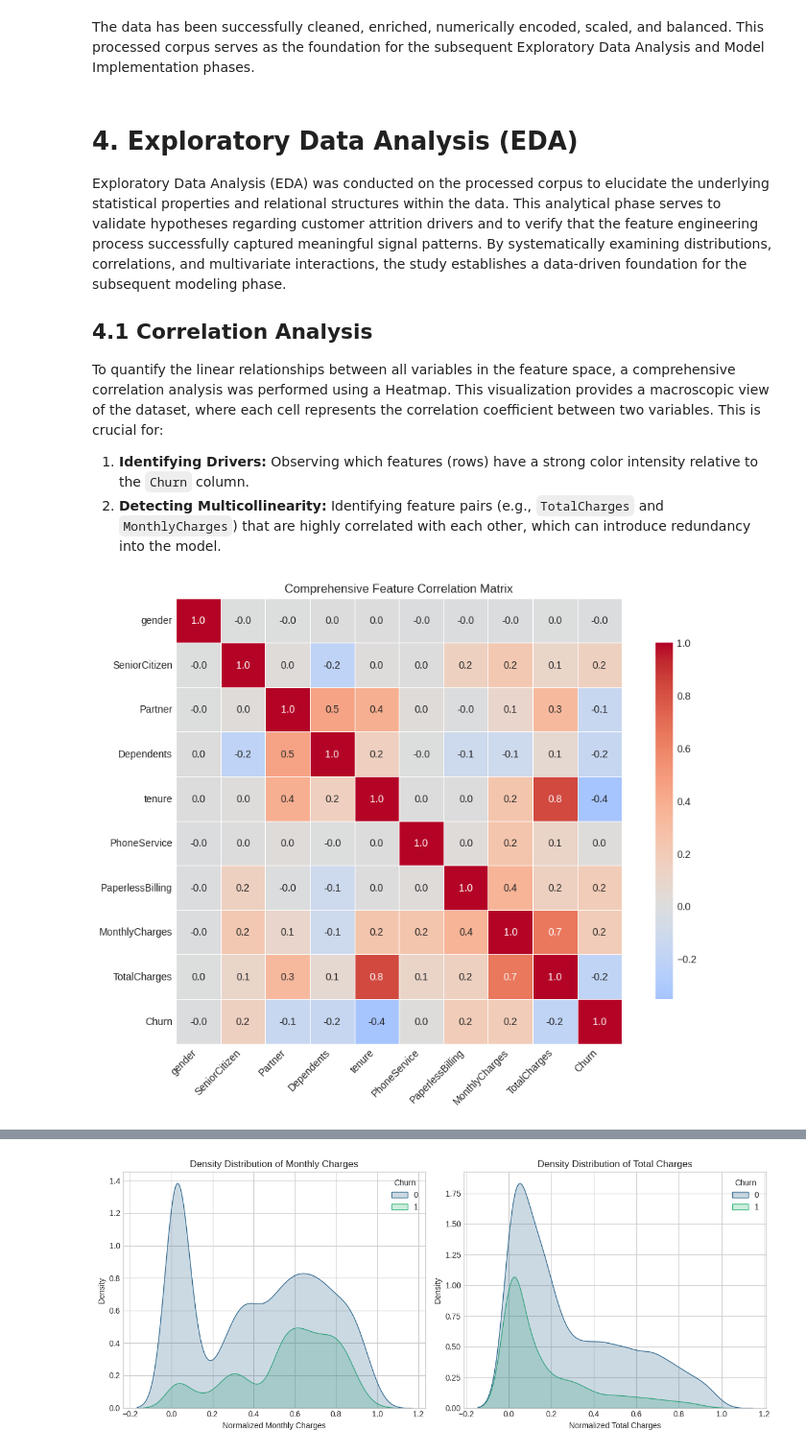
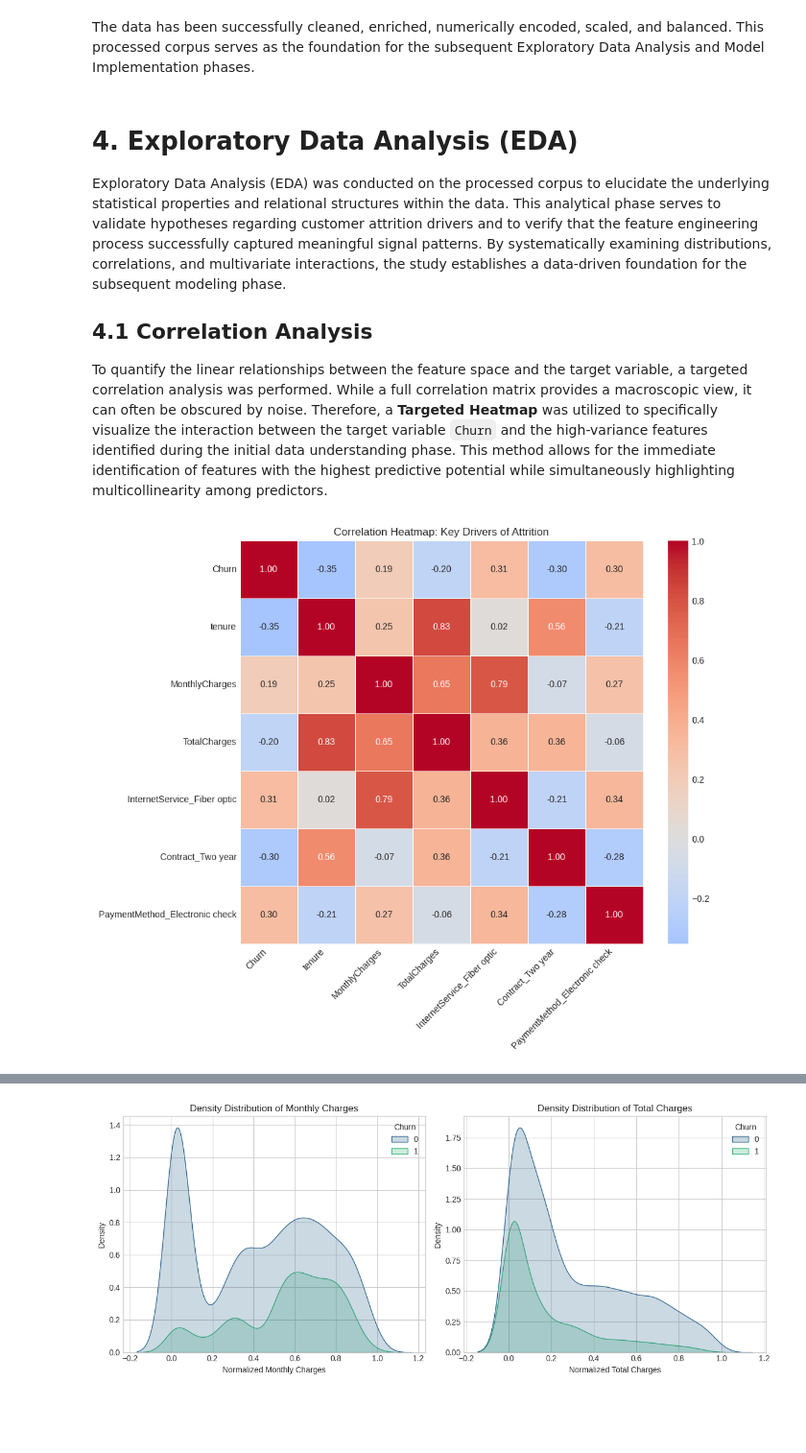
Before and after one commit to TharukaGamage19/CM2604-Cousework_2425604_Tharuka, a Jupyter notebook: CM2606_Coursework_Tharuka.ipynb, the cells around one changed output, grey strips where cells are left out. Shown at 96% size. Saved outputs shown, nothing was run; the diff lists cells and outputs as text; code cells hidden in the pictures; blank space fills up the shorter version.

Commit message:
Heatmap Error fixed

```diff
--- a/CM2606_Coursework_Tharuka.ipynb
+++ b/CM2606_Coursework_Tharuka.ipynb
@@ -256,33 +256,39 @@ The data has been successfully cleaned, enriched, numerically encoded, scaled, a
 Exploratory Data Analysis (EDA) was conducted on the processed corpus to elucidate the underlying statistical properties and relational structures within the data. This analytical phase serves to validate hypotheses regarding customer attrition drivers and to verify that the feature engineering process successfully captured meaningful signal patterns. By systematically examining distributions, correlations, and multivariate interactions, the study establishes a data-driven foundation for the subsequent modeling phase.
 
 ## **4.1 Correlation Analysis**
-To quantify the linear relationships between all variables in the feature space, a comprehensive correlation analysis was performed using a Heatmap. This visualization provides a macroscopic view of the dataset, where each cell represents the correlation coefficient between two variables. This is crucial for:
-1.  **Identifying Drivers:** Observing which features (rows) have a strong color intensity relative to the `Churn` column.
-2.  **Detecting Multicollinearity:** Identifying feature pairs (e.g., `TotalCharges` and `MonthlyCharges`) that are highly correlated with each other, which can introduce redundancy into the model.
+To quantify the linear relationships between the feature space and the target variable, a targeted correlation analysis was performed. While a full correlation matrix provides a macroscopic view, it can often be obscured by noise. Therefore, a **Targeted Heatmap** was utilized to specifically visualize the interaction between the target variable `Churn` and the high-variance features identified during the initial data understanding phase. This method allows for the immediate identification of features with the highest predictive potential while simultaneously highlighting multicollinearity among predictors.
-# %%
-# --- CORRELATION ANALYSIS (FULL SQUARE HEATMAP) ---
-plt.figure(figsize=(12, 8))
-
-# 1. Select only numeric columns to avoid errors with categorical 'Tenure_Group'
-numeric_df = df.select_dtypes(include=[np.number])
-
-# 2. Calculate the full correlation matrix (N x N)
-corr_matrix = numeric_df.corr()
-
-# 3. Generate the Square Heatmap
-sns.heatmap(corr_matrix,
-            annot=True,
-            fmt='.1f',
-            cmap='coolwarm',    # Red = Positive, Blue = Negative
-            center=0,           # Center the colormap at 0
-            square=True,
-            linewidths=0.5,
-            cbar_kws={"shrink": .8})
-
-plt.title('Comprehensive Feature Correlation Matrix')
-plt.xticks(rotation=45, ha='right')
-plt.yticks(rotation=0)
-plt.show()
-# %% [output]
-[figure, removed]
+# %%
+plt.figure(figsize=(10, 8))
+
+cols_to_visualize = [
+    'Churn',
+    'tenure',
+    'MonthlyCharges',
+    'TotalCharges',
+    'Contract_Month-to-month',
+    'InternetService_Fiber optic',
+    'Contract_Two year',
+    'PaymentMethod_Electronic check'
+]
+
+#  Check if only selected columns that actually exist in the dataframe
+current_cols = [c for c in cols_to_visualize if c in df.columns]
+
+# Calculate Correlation
+corr_matrix = df[current_cols].corr()
+
+# Generate Heatmap
+sns.heatmap(corr_matrix,
+            annot=True,
+            fmt='.2f',
+            cmap='coolwarm',
+            linewidths=0.5,
+            center=0,
+            square=True)
+
+plt.title('Correlation Heatmap: Key Drivers of Attrition')
+plt.xticks(rotation=45, ha='right')
+plt.show()
+# %% [output]
+[figure, added]
 # %% [markdown]
```
Also changed, not shown: parts of 5 cells of this notebook.
